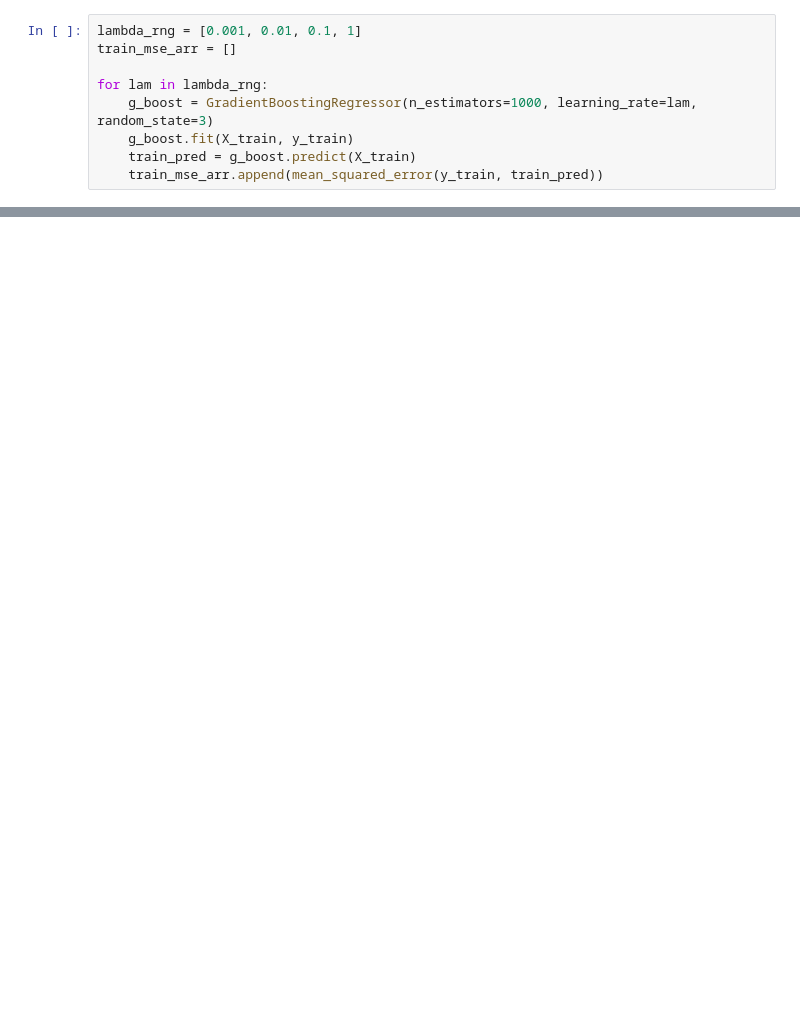
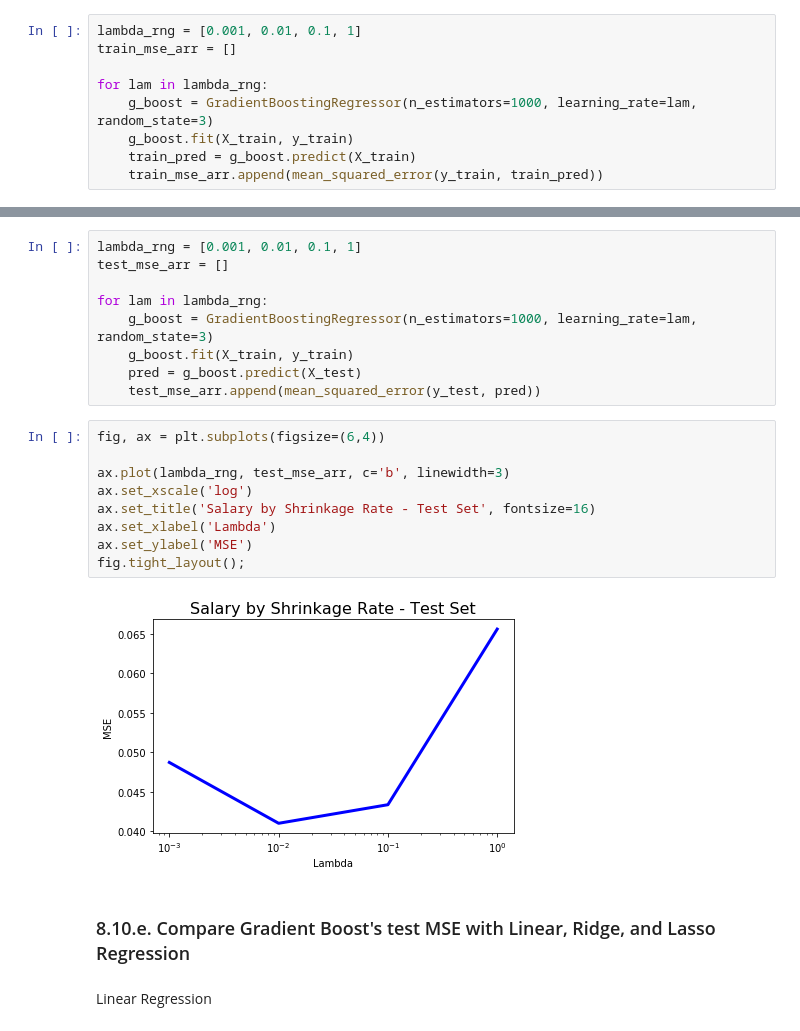
Before and after one commit to Morgan-Sell/islr-labs-exercises-python, a Jupyter notebook: exercises/08_tree_based_methods_exercises.ipynb, the cells around one changed output, grey strips where cells are left out. Drawn from its saved outputs; the diff is of its cells as text; blank space fills up the shorter version.

```diff
--- a/exercises/08_tree_based_methods_exercises.ipynb
+++ b/exercises/08_tree_based_methods_exercises.ipynb
@@ -468,0 +466,24 @@ fig.tight_layout();
+# %%
+lambda_rng = [0.001, 0.01, 0.1, 1]
+test_mse_arr = []
+
+for lam in lambda_rng:
+    g_boost = GradientBoostingRegressor(n_estimators=1000, learning_rate=lam, random_state=3)
+    g_boost.fit(X_train, y_train)
+    pred = g_boost.predict(X_test)
+    test_mse_arr.append(mean_squared_error(y_test, pred))
+# %%
+fig, ax = plt.subplots(figsize=(6,4))
+
+ax.plot(lambda_rng, test_mse_arr, c='b', linewidth=3)
+ax.set_xscale('log')
+ax.set_title('Salary by Shrinkage Rate - Test Set', fontsize=16)
+ax.set_xlabel('Lambda')
+ax.set_ylabel('MSE')
+fig.tight_layout();
+# %% [output]
+[figure, added]
+# %% [markdown]
+### 8.10.e. Compare Gradient Boost's test MSE with Linear, Ridge, and Lasso Regression
+# %% [markdown]
+Linear Regression
```
Also changed, not shown: parts of 11 cells of this notebook.
